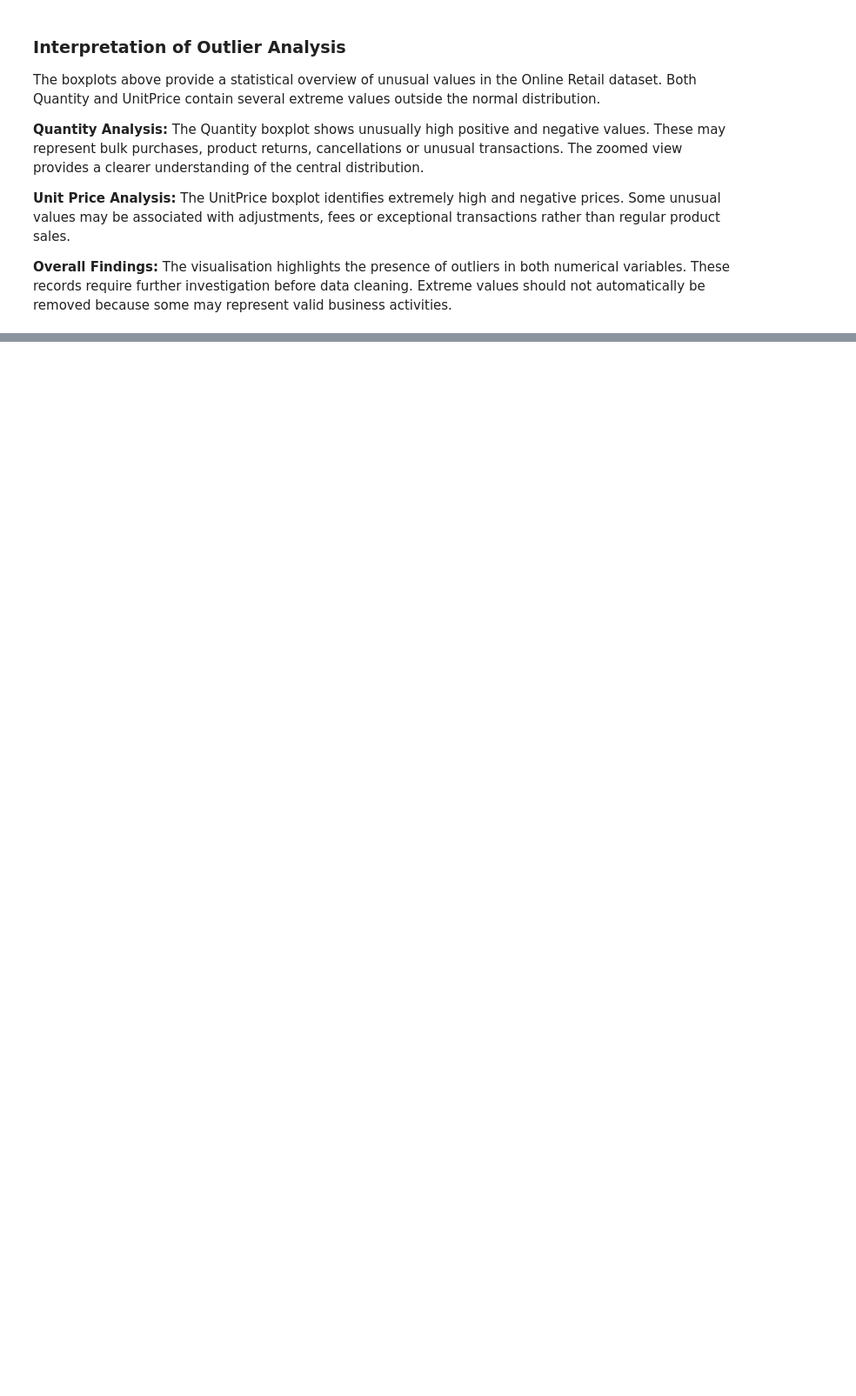
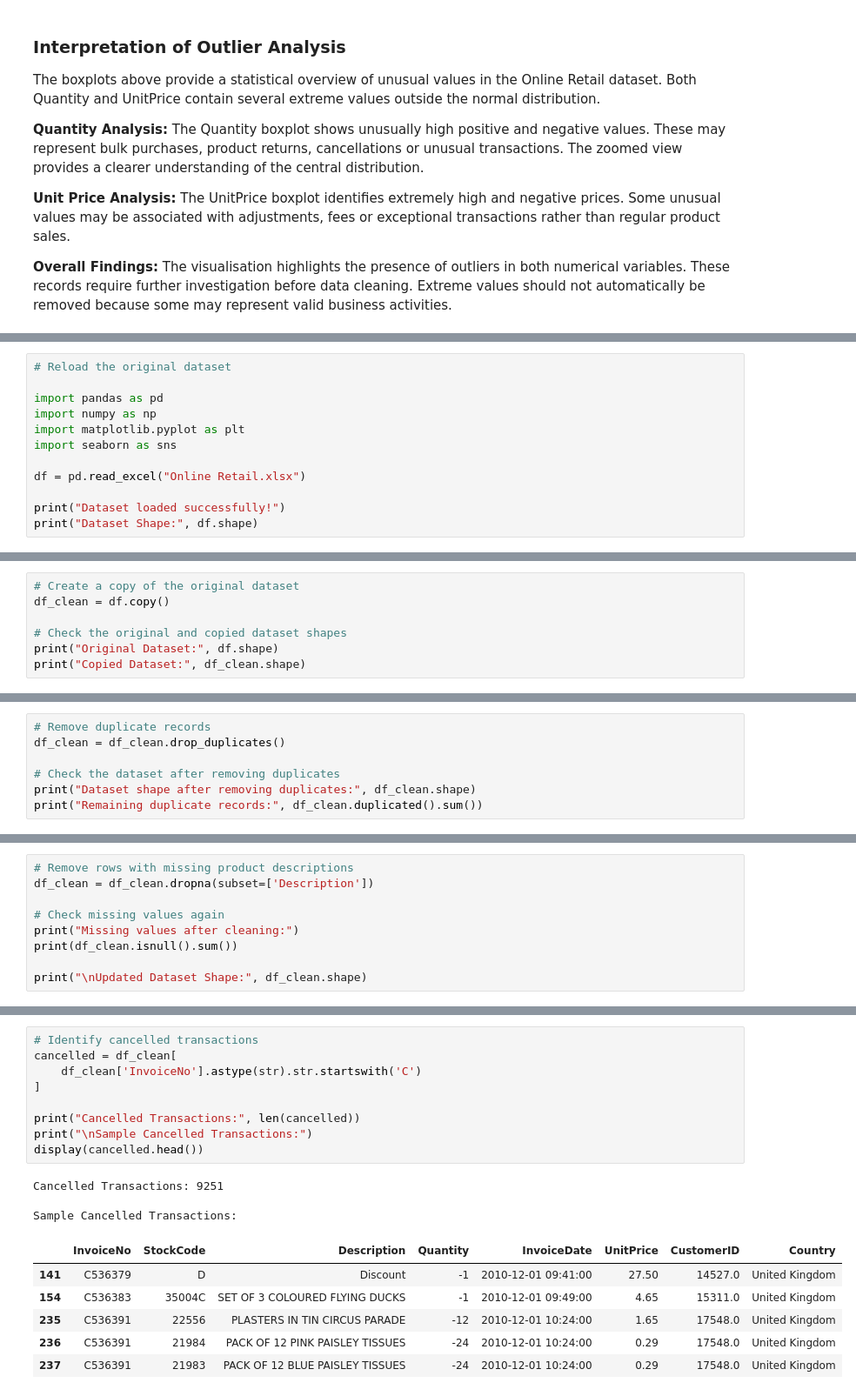
Before and after one commit to Abdullah-awa/Data_Visualisation_CA2, a Jupyter notebook: Data_Vis_CA2.ipynb, the cells around one changed output, grey strips where cells are left out. Shown at 87% size. Drawn from its saved outputs; the diff is of its cells as text; blank space fills up the shorter version.

Commit message:
Added data cleaning steps and reviewed missing values, duplicates, cancelled transactions and unusual prices.

```diff
--- a/Data_Vis_CA2.ipynb
+++ b/Data_Vis_CA2.ipynb
@@ -588,0 +584,12 @@ The visualisation highlights the presence of outliers in both numerical variable
+# %%
+# Reload the original dataset
+
+import pandas as pd
+import numpy as np
+import matplotlib.pyplot as plt
+import seaborn as sns
+
+df = pd.read_excel("Online Retail.xlsx")
+
+print("Dataset loaded successfully!")
+print("Dataset Shape:", df.shape)
@@ -588,0 +599,7 @@ The visualisation highlights the presence of outliers in both numerical variable
+# %%
+# Create a copy of the original dataset
+df_clean = df.copy()
+
+# Check the original and copied dataset shapes
+print("Original Dataset:", df.shape)
+print("Copied Dataset:", df_clean.shape)
@@ -588,0 +609,7 @@ The visualisation highlights the presence of outliers in both numerical variable
+# %%
+# Remove duplicate records
+df_clean = df_clean.drop_duplicates()
+
+# Check the dataset after removing duplicates
+print("Dataset shape after removing duplicates:", df_clean.shape)
+print("Remaining duplicate records:", df_clean.duplicated().sum())
@@ -588,0 +640,9 @@ The visualisation highlights the presence of outliers in both numerical variable
+# %%
+# Remove rows with missing product descriptions
+df_clean = df_clean.dropna(subset=['Description'])
+
+# Check missing values again
+print("Missing values after cleaning:")
+print(df_clean.isnull().sum())
+
+print("\nUpdated Dataset Shape:", df_clean.shape)
@@ -588,0 +668,19 @@ The visualisation highlights the presence of outliers in both numerical variable
+# %%
+# Identify cancelled transactions
+cancelled = df_clean[
+    df_clean['InvoiceNo'].astype(str).str.startswith('C')
+]
+
+print("Cancelled Transactions:", len(cancelled))
+print("\nSample Cancelled Transactions:")
+display(cancelled.head())
+# %% [output]
+Cancelled Transactions: 9251
+
+Sample Cancelled Transactions:
+|  | InvoiceNo | StockCode | Description | Quantity | InvoiceDate | UnitPrice | CustomerID | Country |
+| 141 | C536379 | D | Discount | -1 | 2010-12-01 09:41:00 | 27.50 | 14527.0 | United Kingdom |
+| 154 | C536383 | 35004C | SET OF 3 COLOURED FLYING DUCKS | -1 | 2010-12-01 09:49:00 | 4.65 | 15311.0 | United Kingdom |
+| 235 | C536391 | 22556 | PLASTERS IN TIN CIRCUS PARADE | -12 | 2010-12-01 10:24:00 | 1.65 | 17548.0 | United Kingdom |
+| 236 | C536391 | 21984 | PACK OF 12 PINK PAISLEY TISSUES | -24 | 2010-12-01 10:24:00 | 0.29 | 17548.0 | United Kingdom |
+| 237 | C536391 | 21983 | PACK OF 12 BLUE PAISLEY TISSUES | -24 | 2010-12-01 10:24:00 | 0.29 | 17548.0 | United Kingdom |
```
Also changed, not shown: parts of 11 cells of this notebook.
